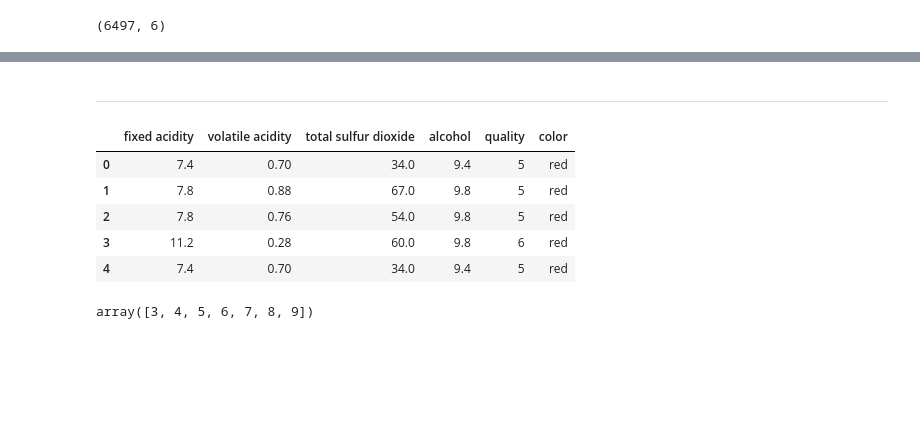
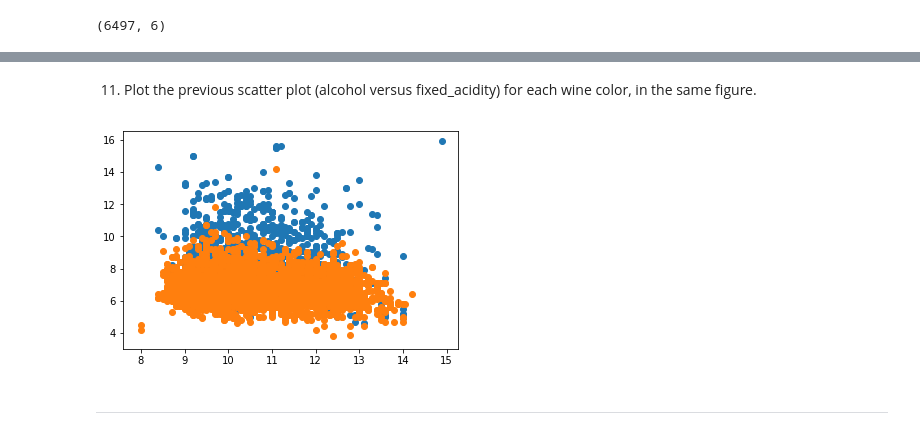
Before and after one commit to mohammadbashiri/MPI-python-workshop-march2019, a Jupyter notebook: Day2/day2_exercise6.ipynb, the cells around one changed output, grey strips where cells are left out. Drawn from its saved outputs; the diff is of its cells as text; code cells hidden in the pictures; blank space fills up the shorter version.

```diff
--- a/Day2/day2_exercise6.ipynb
+++ b/Day2/day2_exercise6.ipynb
@@ -162,2 +111,11 @@ sns.pairplot(df_red[['citric acid', 'free sulfur dioxide', ]])
+# %%
+color = df.color.values
+# %% [markdown]
+11) Plot the previous scatter plot (alcohol versus fixed_acidity) for each wine color, in the same figure.
+# %%
+plt.scatter(alcohol[color == 'red'], fixed_acidity[color == 'red'])
+plt.scatter(alcohol[color == 'white'], fixed_acidity[color == 'white']);
+# %% [output]
+[figure, added]
 # %% [markdown]
 ---
@@ -171,13 +121,0 @@ df = pd.read_csv('data/wine-rw.csv')
-# %%
-df.head()
-# %% [output]
-|  | fixed acidity | volatile acidity | total sulfur dioxide | alcohol | quality | color |
-| 0 | 7.4 | 0.70 | 34.0 | 9.4 | 5 | red |
-| 1 | 7.8 | 0.88 | 67.0 | 9.8 | 5 | red |
-| 2 | 7.8 | 0.76 | 54.0 | 9.8 | 5 | red |
-| 3 | 11.2 | 0.28 | 60.0 | 9.8 | 6 | red |
-| 4 | 7.4 | 0.70 | 34.0 | 9.4 | 5 | red |
-# %%
-np.sort(df.quality.unique())
-# %% [output]
-array([3, 4, 5, 6, 7, 8, 9])
```
Also changed, not shown: parts of 45 cells of this notebook, 3 other files.
